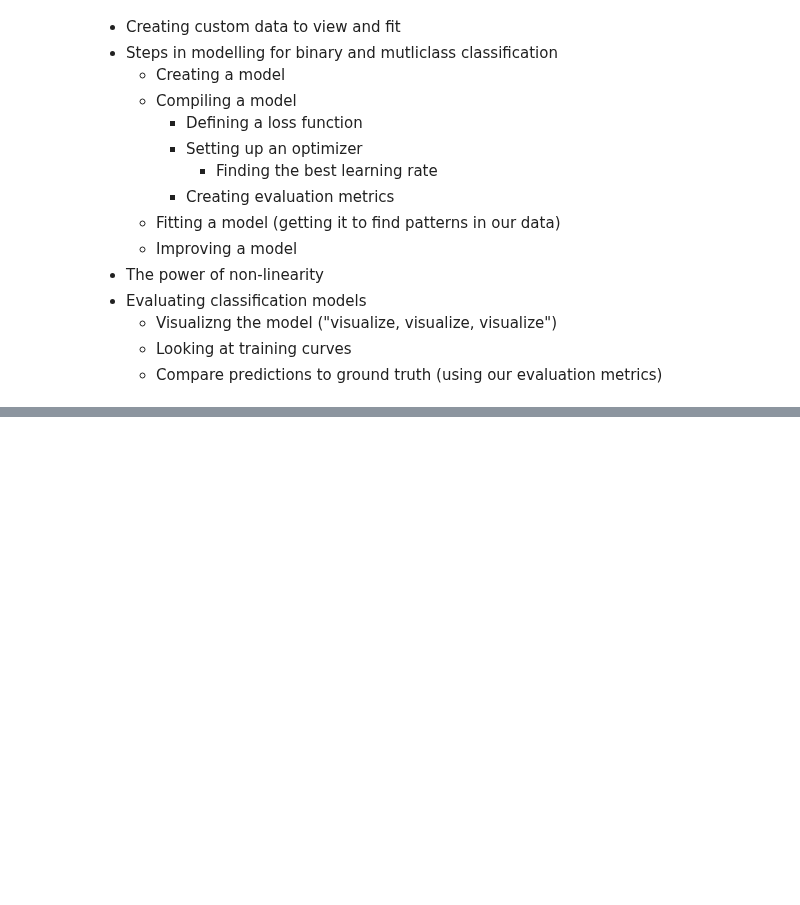
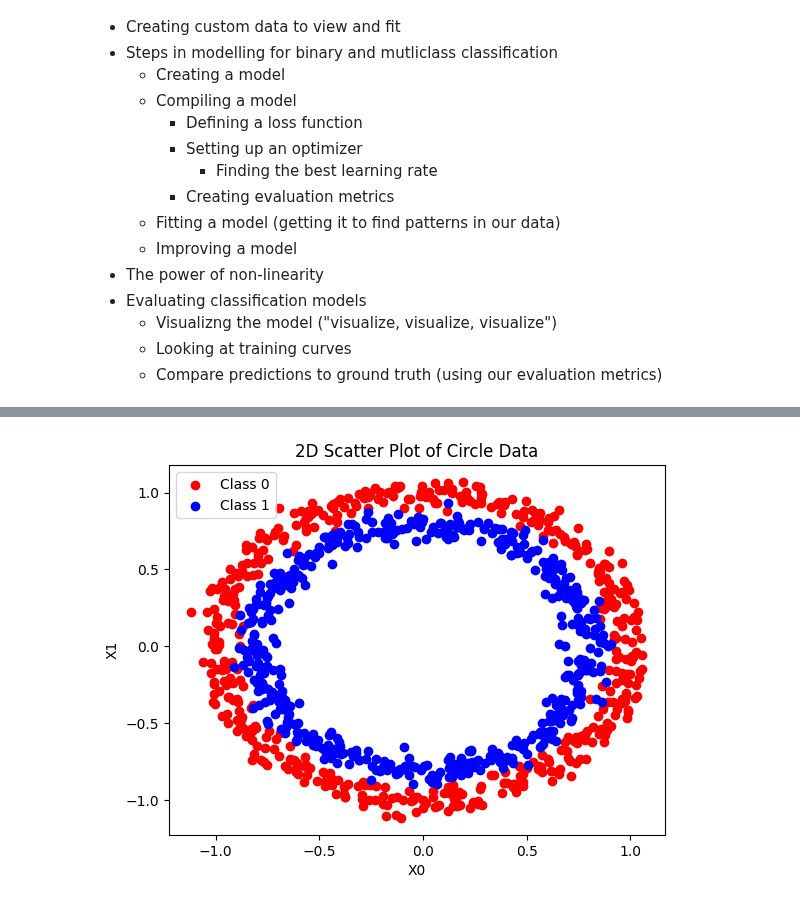
Before and after one commit to seanjiangsh/ztm-tensorflow, a Jupyter notebook: 02_neural_network_classification_in_tensorflow.ipynb, the cells around one changed output, grey strips where cells are left out. Saved outputs shown, nothing was run; the diff lists cells and outputs as text; code cells hidden in the pictures; blank space fills up the shorter version.

Commit message:
Creating and viewing classification data to model

```diff
--- a/02_neural_network_classification_in_tensorflow.ipynb
+++ b/02_neural_network_classification_in_tensorflow.ipynb
@@ -68,0 +73,8 @@ Table 1: Typical architecture of a classification network. Source: Adapted from
+# %%
+from sklearn.datasets import make_circles
+
+# Make 1000 examples
+n = 1000
+
+# Create circles
+X, y = make_circles(n_samples=n, noise=0.05, random_state=42)
@@ -68,0 +99,5 @@ Table 1: Typical architecture of a classification network. Source: Adapted from
+# %%
+import pandas as pd
+
+circles = pd.DataFrame({"X0": X[:, 0], "X1": X[:, 1], "label": y})
+circles.head()
@@ -68,0 +111,22 @@ Table 1: Typical architecture of a classification network. Source: Adapted from
+# %%
+# Visualize with a plot
+import matplotlib.pyplot as plt
+
+plt.scatter(circles[circles['label'] == 0]['X0'], circles[circles['label'] == 0]['X1'], color='red', label='Class 0')
+plt.scatter(circles[circles['label'] == 1]['X0'], circles[circles['label'] == 1]['X1'], color='blue', label='Class 1')
+plt.xlabel('X0')
+plt.ylabel('X1')
+plt.legend()
+plt.title('2D Scatter Plot of Circle Data')
+plt.show()
+
+# * Note:
+"""
+The data is not linearly separable, meaning we can't draw a straight line to separate the two classes.
+This is where neural networks come in handy.
+
+Label 0: Points that are inside the inner circle.
+Label 1: Points that are outside the inner circle but within the outer circle.
+"""
+# %% [output]
+[figure, added]
```
Also changed, not shown: parts of 6 cells of this notebook.
